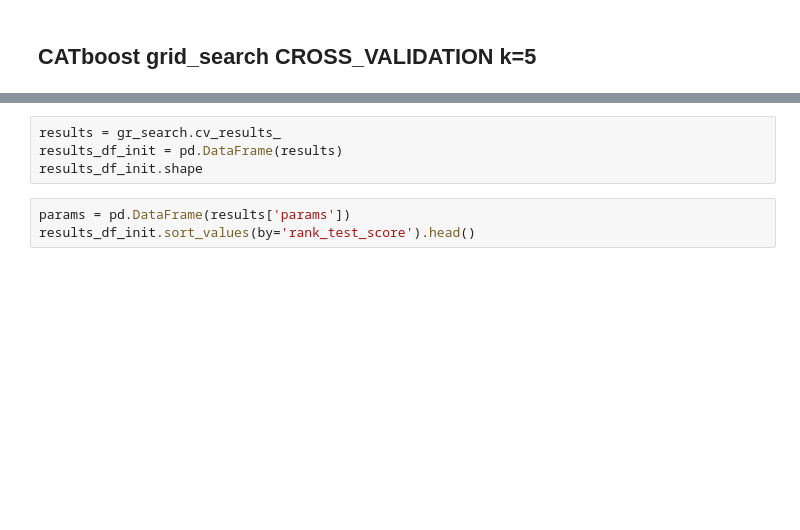
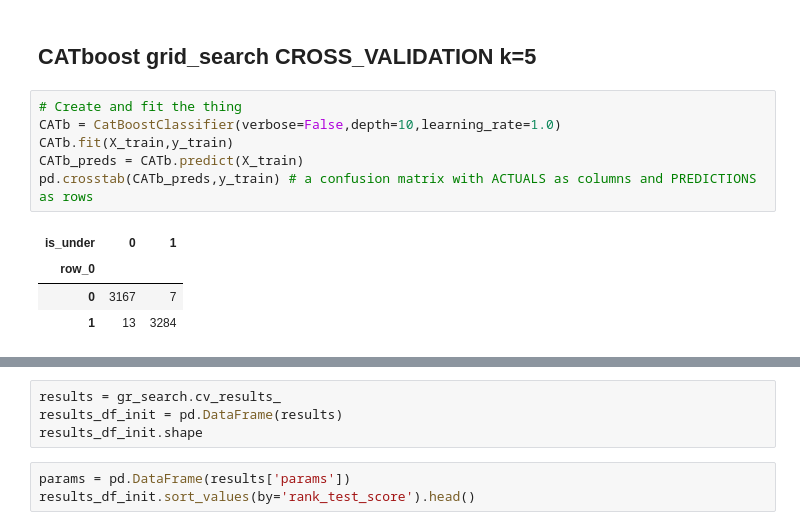
Before and after one commit to Project-Over-Under/Over_Under, a Jupyter notebook: MODEL/model_r_round2.ipynb, the cells around one changed output, grey strips where cells are left out. Drawn from its saved outputs; the diff is of its cells as text; blank space fills up the shorter version.

```diff
--- a/MODEL/model_r_round2.ipynb
+++ b/MODEL/model_r_round2.ipynb
@@ -390,2 +394,13 @@ results_df_init.sort_values(by='rank_test_score').head()
 # %% [markdown]
 ## CATboost grid_search CROSS_VALIDATION k=5
+# %%
+# Create and fit the thing
+CATb = CatBoostClassifier(verbose=False,depth=10,learning_rate=1.0)
+CATb.fit(X_train,y_train)
+CATb_preds = CATb.predict(X_train)
+pd.crosstab(CATb_preds,y_train) # a confusion matrix with ACTUALS as columns and PREDICTIONS as rows
+# %% [output]
+| is_under | 0 | 1 |
+| row_0 |  |  |
+| 0 | 3167 | 7 |
+| 1 | 13 | 3284 |
```
Also changed, not shown: parts of 20 cells of this notebook, 2 other files.
